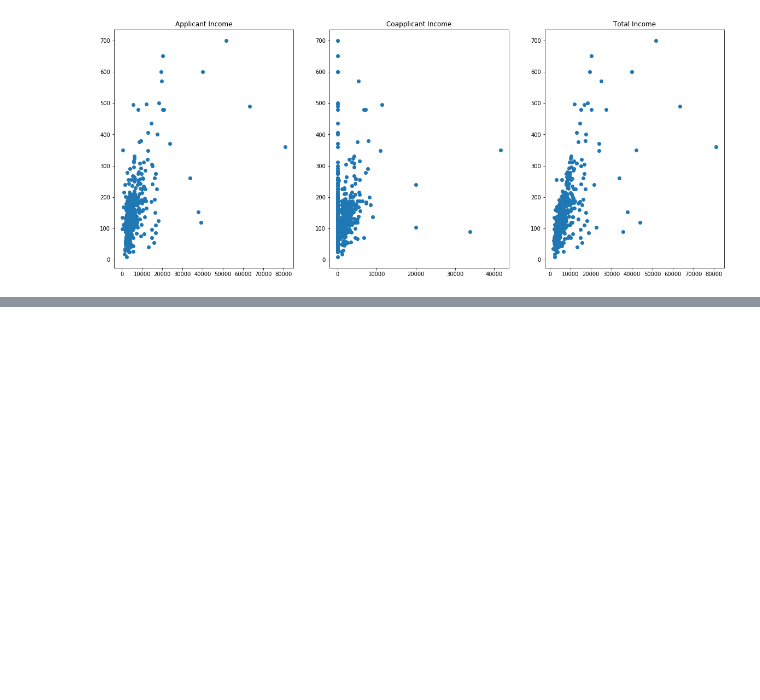
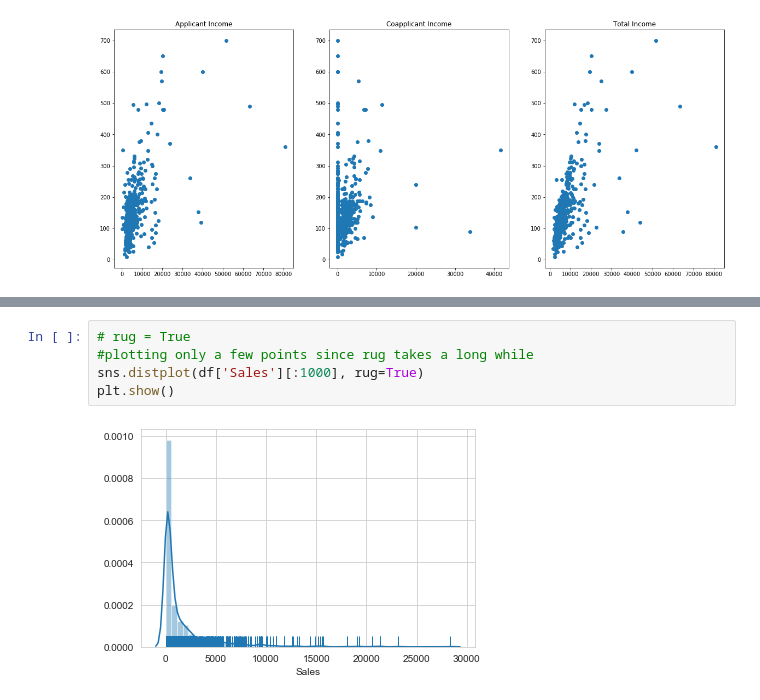
Before and after one commit to sridatascience/DataScienceBasics, a Jupyter notebook: Data Visualization.ipynb, the cells around one changed output, grey strips where cells are left out. Cells and saved outputs as stored; diff of their text form; blank space fills up the shorter version.

```diff
--- a/Data Visualization.ipynb
+++ b/Data Visualization.ipynb
@@ -626,0 +750,7 @@ ax_3.set(title='Total Income')
+# %%
+# rug = True
+#plotting only a few points since rug takes a long while
+sns.distplot(df['Sales'][:1000], rug=True)
+plt.show()
+# %% [output]
+[figure, added]
```
Also changed, not shown: parts of 42 cells of this notebook, 7 other files.
